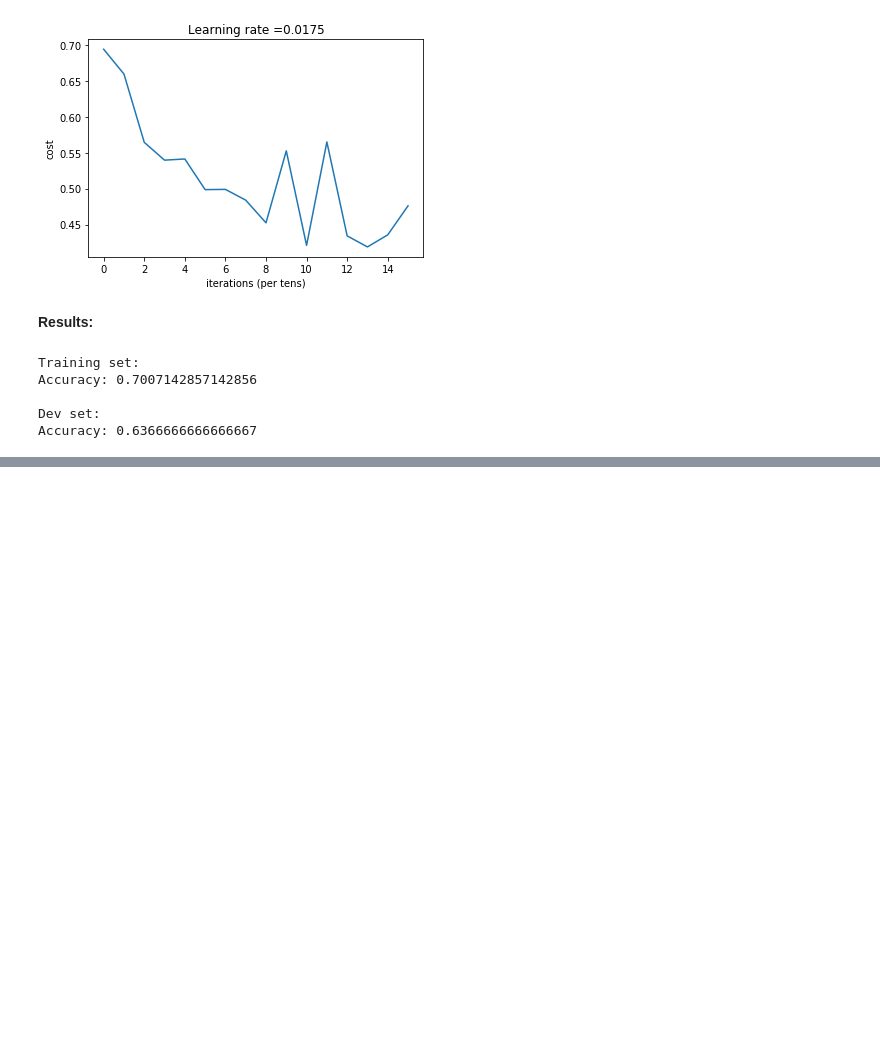
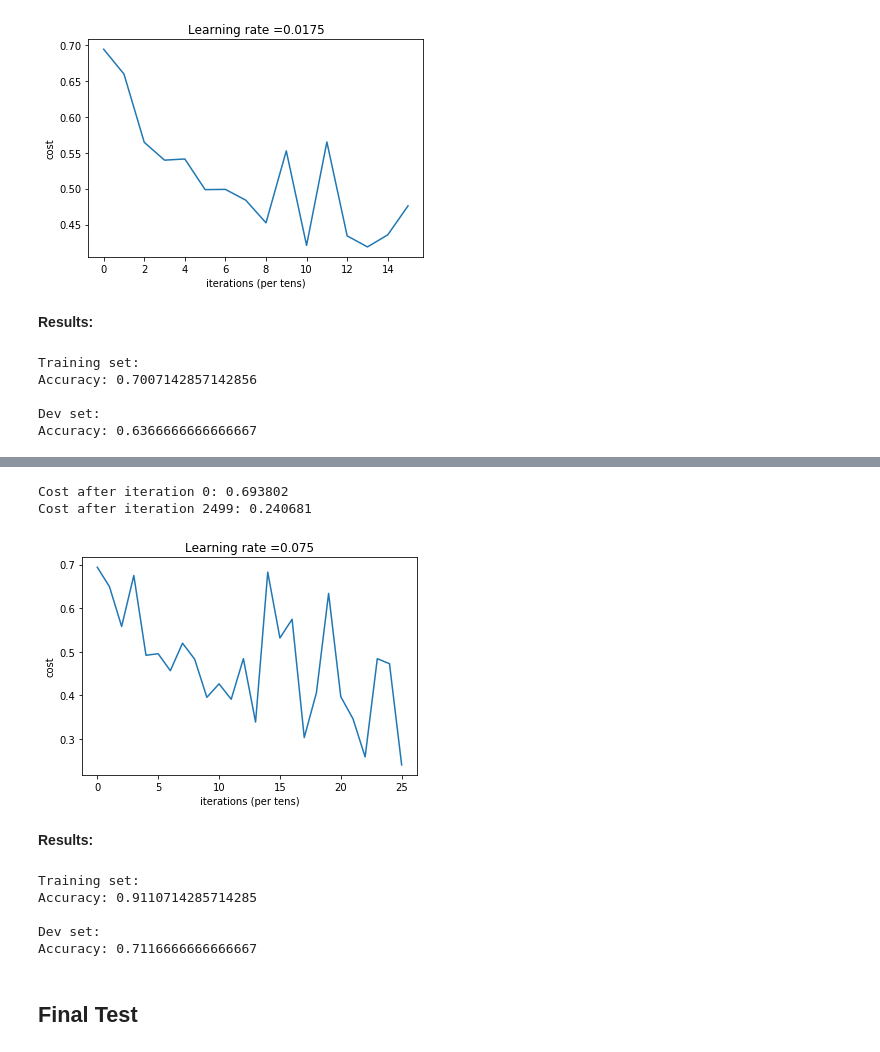
Before and after one commit to EinarLop/DL_Final_Project, a Jupyter notebook: Final-Project-Team07.ipynb, the cells around one changed output, grey strips where cells are left out. Saved outputs shown, nothing was run; the diff lists cells and outputs as text; code cells hidden in the pictures; blank space fills up the shorter version.

```diff
--- a/Final-Project-Team07.ipynb
+++ b/Final-Project-Team07.ipynb
@@ -582,3 +644,31 @@ Accuracy: 0.6366666666666667
+# %%
+# Train model
+layers_dims = [49152, 20, 15, 10, 6, 1] #  5 layer model
+parameters = L_layer_model(
+    train_x, train_y, layers_dims,
+    learning_rate = 0.075, num_iterations = 2500, print_cost = True)
+# %% [output]
+Cost after iteration 0: 0.693802
+Cost after iteration 2499: 0.240681
+[figure, added]
+# %% [markdown]
+__Results:__
+# %%
+# Test vs training set
+print("Training set: ")
+pred_train = predict(train_x, train_y, parameters)
+print()
+# Test vs dev set
+print("Dev set: ")
+pred_dev = predict(dev_x, dev_y, parameters)
+# %% [output]
+Training set:
+Accuracy: 0.9110714285714285
+
+Dev set:
+Accuracy: 0.7116666666666667
+# %% [markdown]
+## Final Test
 # %%
 pred_train = predict(train_x, train_y, parameters)
 # %%
```
Also changed, not shown: parts of 12 cells of this notebook.
